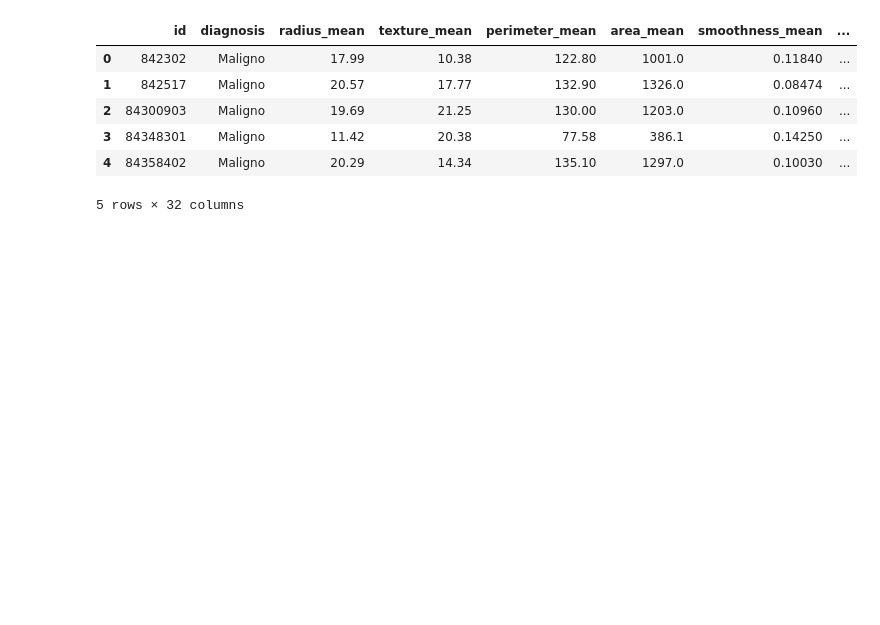
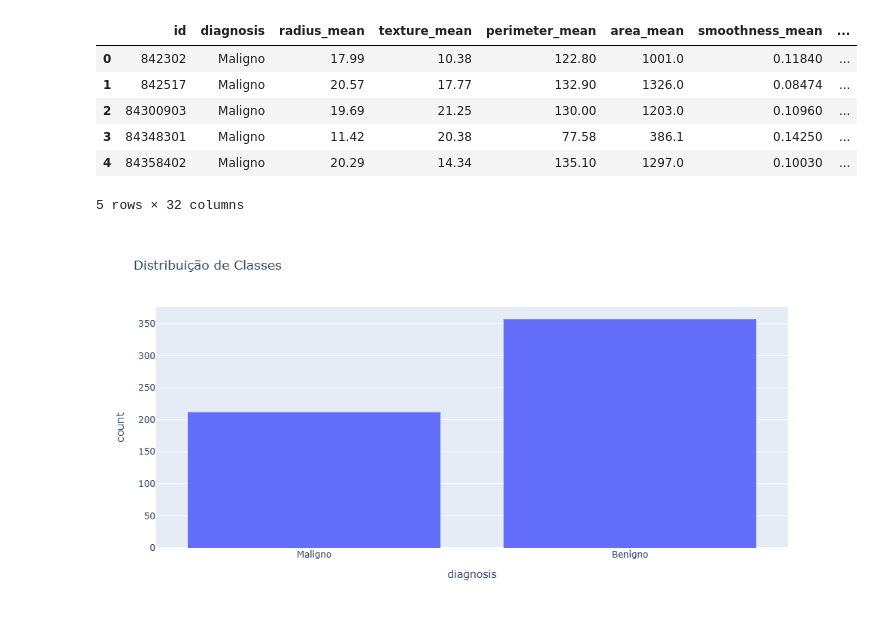
Before and after one commit to KauaHenSilva/trabalho_topicos_5, a Jupyter notebook: main.ipynb, the cells around one changed output. Drawn from its saved outputs; the diff is of its cells as text; code cells hidden in the pictures; blank space fills up the shorter version.

Commit message:
feat: adicionar imagem

```diff
--- a/main.ipynb
+++ b/main.ipynb
@@ -33,7 +54,9 @@ df_dataset.head()
 | 4 | 84358402 | Maligno | 20.29 | 14.34 | 135.10 | 1297.0 | 0.10030 | ... |
 5 rows × 32 columns
 # %%
-px.histogram(df_dataset, x='diagnosis', title='Distribuição de Classes')
+px.histogram(df_dataset, x='diagnosis', title='Distribuição de Classes', width=1000)
+# %% [output]
+[figure, added]
 # %%
 
 
```
Also changed, not shown: parts of 6 cells of this notebook, 2 other files.
